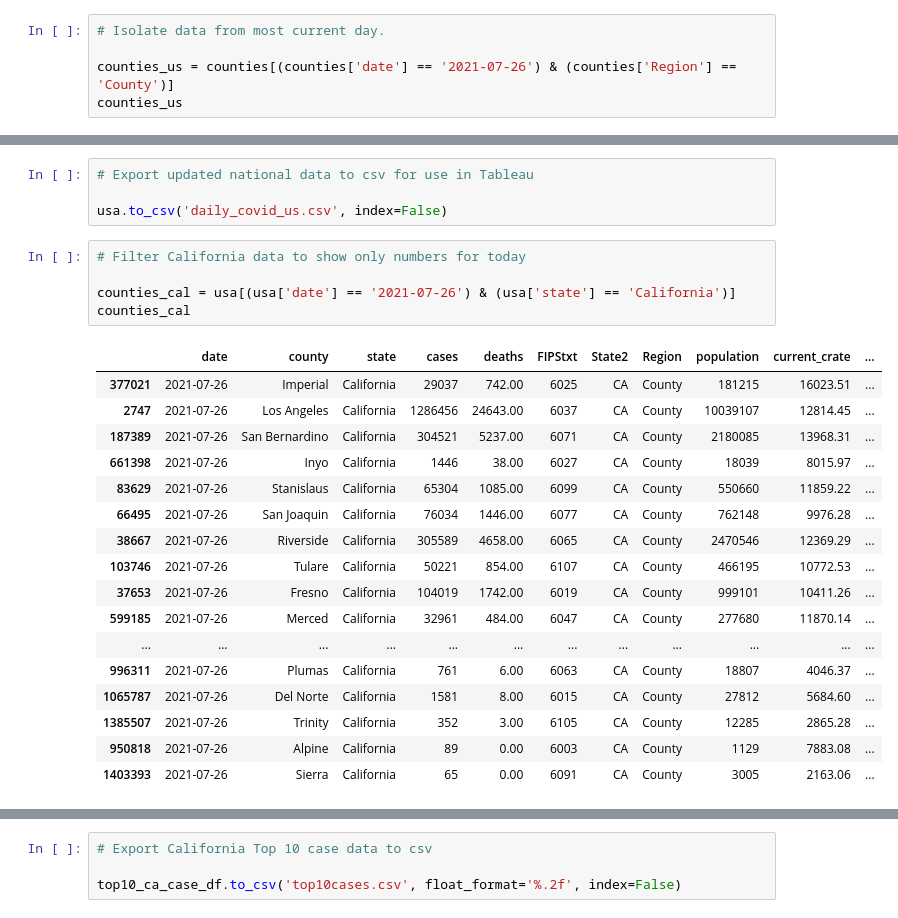
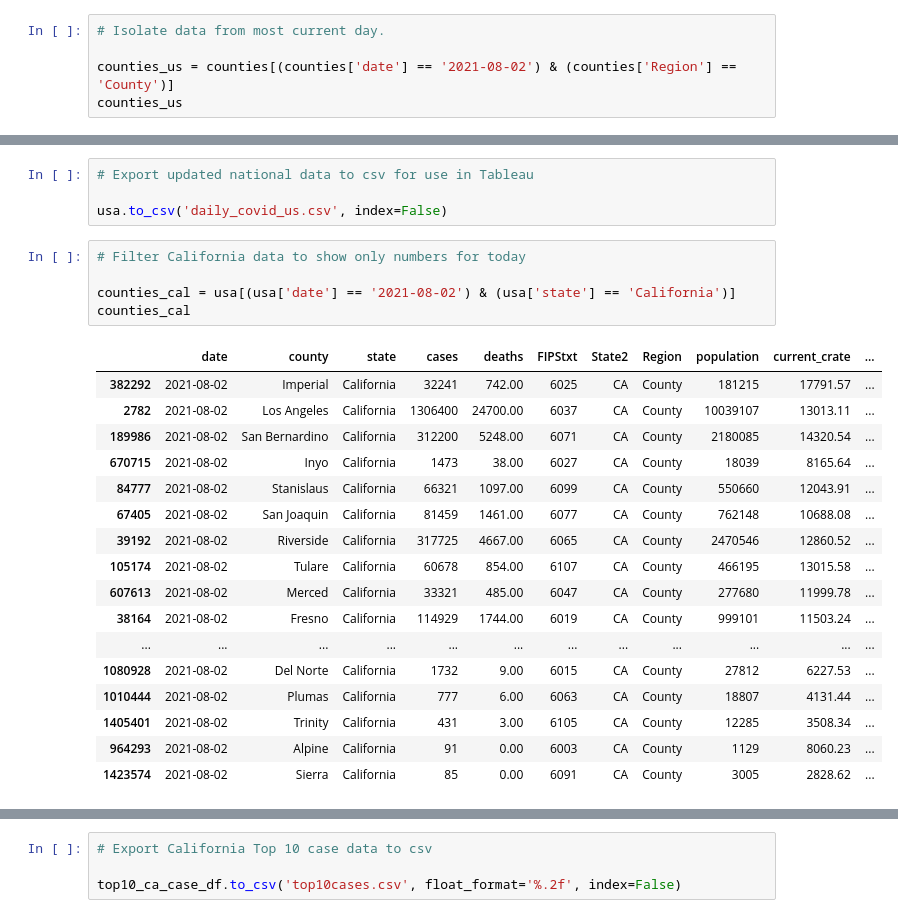
Before and after one commit to menlodoug/covid_crunching, a Jupyter notebook: pandas/COVID_USA.ipynb, the cells around one changed output, grey strips where cells are left out. Saved outputs shown, nothing was run; the diff lists cells and outputs as text.

```diff
--- a/pandas/COVID_USA.ipynb
+++ b/pandas/COVID_USA.ipynb
@@ -94,7 +94,7 @@ counties
 # %%
 # Isolate data from most current day.
 
-counties_us = counties[(counties['date'] == '2021-07-26') & (counties['Region'] == 'County')]
+counties_us = counties[(counties['date'] == '2021-08-02') & (counties['Region'] == 'County')]
 counties_us
 # %% [output]
 |  | date | county | state | cases | deaths | FIPStxt | State2 | Region | population | current_crate | ... |
@@ -247,26 +247,26 @@ usa.to_csv('daily_covid_us.csv', index=False)
 # %%
 # Filter California data to show only numbers for today
 
-counties_cal = usa[(usa['date'] == '2021-07-26') & (usa['state'] == 'California')]
+counties_cal = usa[(usa['date'] == '2021-08-02') & (usa['state'] == 'California')]
 counties_cal
 # %% [output]
 |  | date | county | state | cases | deaths | FIPStxt | State2 | Region | population | current_crate | ... |
-| 377021 | 2021-07-26 | Imperial | California | 29037 | 742.00 | 6025 | CA | County | 181215 | 16023.51 | ... |
-| 2747 | 2021-07-26 | Los Angeles | California | 1286456 | 24643.00 | 6037 | CA | County | 10039107 | 12814.45 | ... |
-| 187389 | 2021-07-26 | San Bernardino | California | 304521 | 5237.00 | 6071 | CA | County | 2180085 | 13968.31 | ... |
-| 661398 | 2021-07-26 | Inyo | California | 1446 | 38.00 | 6027 | CA | County | 18039 | 8015.97 | ... |
-| 83629 | 2021-07-26 | Stanislaus | California | 65304 | 1085.00 | 6099 | CA | County | 550660 | 11859.22 | ... |
-| 66495 | 2021-07-26 | San Joaquin | California | 76034 | 1446.00 | 6077 | CA | County | 762148 | 9976.28 | ... |
-| 38667 | 2021-07-26 | Riverside | California | 305589 | 4658.00 | 6065 | CA | County | 2470546 | 12369.29 | ... |
-| 103746 | 2021-07-26 | Tulare | California | 50221 | 854.00 | 6107 | CA | County | 466195 | 10772.53 | ... |
-| 37653 | 2021-07-26 | Fresno | California | 104019 | 1742.00 | 6019 | CA | County | 999101 | 10411.26 | ... |
-| 599185 | 2021-07-26 | Merced | California | 32961 | 484.00 | 6047 | CA | County | 277680 | 11870.14 | ... |
+| 382292 | 2021-08-02 | Imperial | California | 32241 | 742.00 | 6025 | CA | County | 181215 | 17791.57 | ... |
+| 2782 | 2021-08-02 | Los Angeles | California | 1306400 | 24700.00 | 6037 | CA | County | 10039107 | 13013.11 | ... |
+| 189986 | 2021-08-02 | San Bernardino | California | 312200 | 5248.00 | 6071 | CA | County | 2180085 | 14320.54 | ... |
+| 670715 | 2021-08-02 | Inyo | California | 1473 | 38.00 | 6027 | CA | County | 18039 | 8165.64 | ... |
+| 84777 | 2021-08-02 | Stanislaus | California | 66321 | 1097.00 | 6099 | CA | County | 550660 | 12043.91 | ... |
+| 67405 | 2021-08-02 | San Joaquin | California | 81459 | 1461.00 | 6077 | CA | County | 762148 | 10688.08 | ... |
+| 39192 | 2021-08-02 | Riverside | California | 317725 | 4667.00 | 6065 | CA | County | 2470546 | 12860.52 | ... |
+| 105174 | 2021-08-02 | Tulare | California | 60678 | 854.00 | 6107 | CA | County | 466195 | 13015.58 | ... |
+| 607613 | 2021-08-02 | Merced | California | 33321 | 485.00 | 6047 | CA | County | 277680 | 11999.78 | ... |
+| 38164 | 2021-08-02 | Fresno | California | 114929 | 1744.00 | 6019 | CA | County | 999101 | 11503.24 | ... |
 | ... | ... | ... | ... | ... | ... | ... | ... | ... | ... | ... | ... |
-| 996311 | 2021-07-26 | Plumas | California | 761 | 6.00 | 6063 | CA | County | 18807 | 4046.37 | ... |
-| 1065787 | 2021-07-26 | Del Norte | California | 1581 | 8.00 | 6015 | CA | County | 27812 | 5684.60 | ... |
-| 1385507 | 2021-07-26 | Trinity | California | 352 | 3.00 | 6105 | CA | County | 12285 | 2865.28 | ... |
-| 950818 | 2021-07-26 | Alpine | California | 89 | 0.00 | 6003 | CA | County | 1129 | 7883.08 | ... |
-| 1403393 | 2021-07-26 | Sierra | California | 65 | 0.00 | 6091 | CA | County | 3005 | 2163.06 | ... |
+| 1080928 | 2021-08-02 | Del Norte | California | 1732 | 9.00 | 6015 | CA | County | 27812 | 6227.53 | ... |
+| 1010444 | 2021-08-02 | Plumas | California | 777 | 6.00 | 6063 | CA | County | 18807 | 4131.44 | ... |
+| 1405401 | 2021-08-02 | Trinity | California | 431 | 3.00 | 6105 | CA | County | 12285 | 3508.34 | ... |
+| 964293 | 2021-08-02 | Alpine | California | 91 | 0.00 | 6003 | CA | County | 1129 | 8060.23 | ... |
+| 1423574 | 2021-08-02 | Sierra | California | 85 | 0.00 | 6091 | CA | County | 3005 | 2828.62 | ... |
 # %%
 # Show top 10 California counties based on largest current infection rate
 
```
Also changed, not shown: parts of 14 cells of this notebook, 46 other files.
